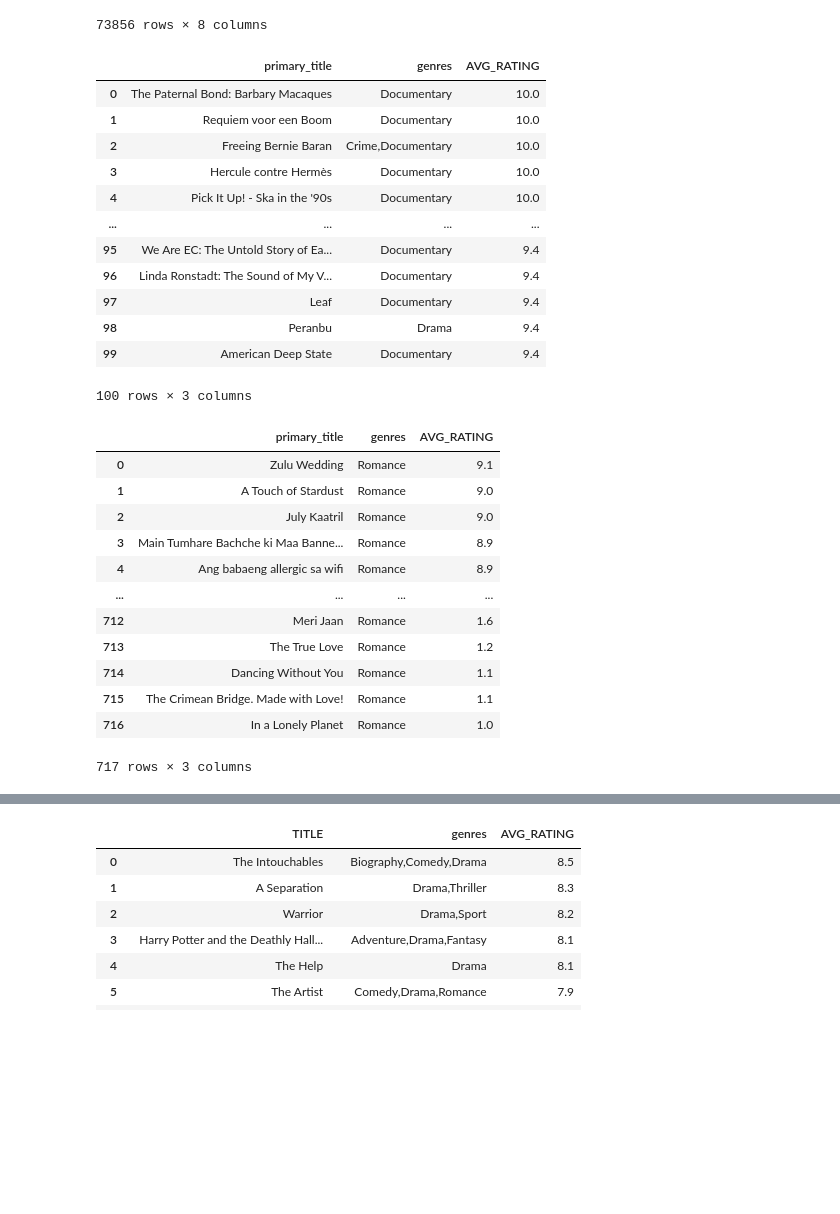
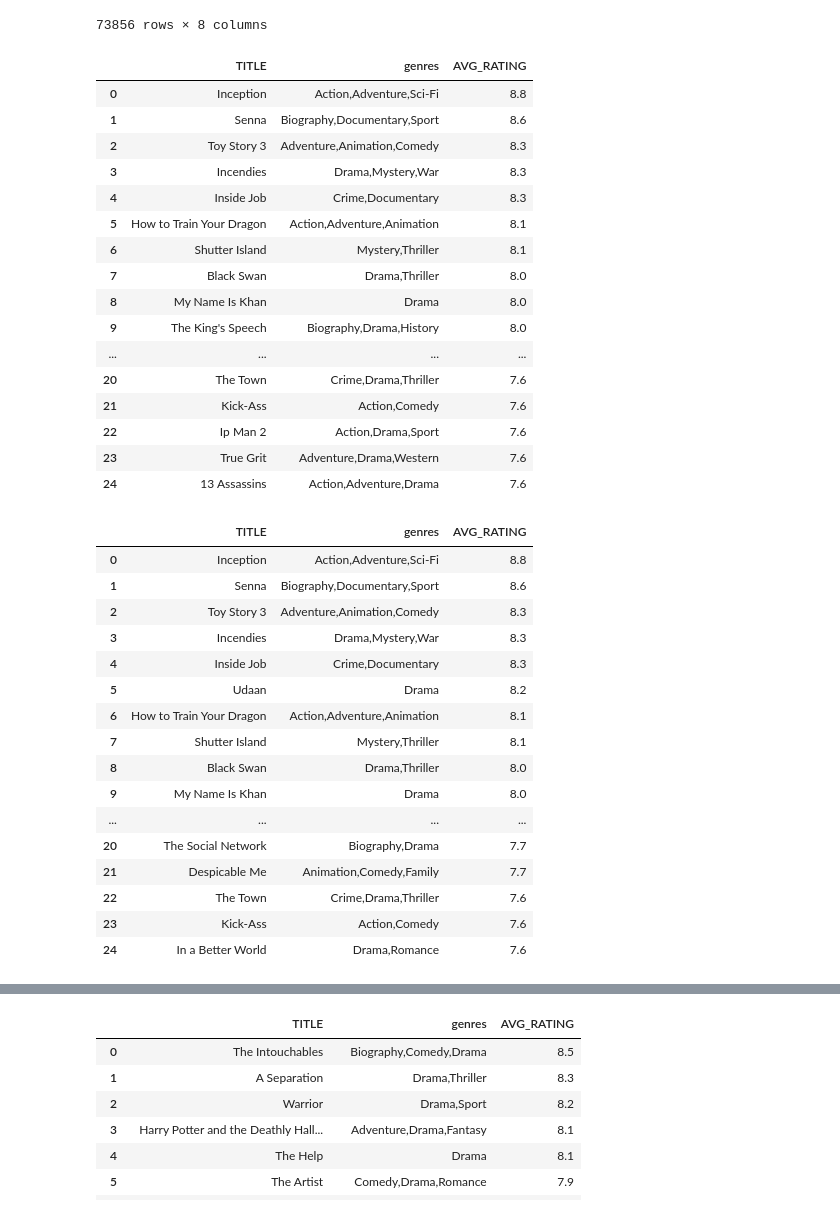
Before and after one commit to Sstrouderr/Capstone-repo, a Jupyter notebook: Notebooks/Mark/IMDB Notebook.ipynb, the cells around one changed output, grey strips where cells are left out. Drawn from its saved outputs; the diff is of its cells as text; code cells hidden in the pictures; blank space fills up the shorter version.

```diff
--- a/Notebooks/Mark/IMDB Notebook.ipynb
+++ b/Notebooks/Mark/IMDB Notebook.ipynb
@@ -119,49 +226,57 @@ JOIN MOVIE_BASICS
 73856 rows × 8 columns
 # %%
 pd.read_sql("""
-SELECT PRIMARY_TITLE, GENRES, AVERAGERATING AS AVG_RATING
-FROM MOVIE_RATINGS
+SELECT PRIMARY_TITLE AS TITLE, GENRES, AVERAGERATING AS AVG_RATING
+FROM movie_ratings
 JOIN MOVIE_BASICS
     USING(MOVIE_ID)
+WHERE NUMVOTES > 50000 AND START_YEAR = 2010
 ORDER BY AVG_RATING DESC
-LIMIT 100
-;
+LIMIT 25
 """, conn)
 # %% [output]
-|  | primary_title | genres | AVG_RATING |
-| 0 | The Paternal Bond: Barbary Macaques | Documentary | 10.0 |
-| 1 | Requiem voor een Boom | Documentary | 10.0 |
-| 2 | Freeing Bernie Baran | Crime,Documentary | 10.0 |
-| 3 | Hercule contre Hermès | Documentary | 10.0 |
-| 4 | Pick It Up! - Ska in the '90s | Documentary | 10.0 |
+|  | TITLE | genres | AVG_RATING |
+| 0 | Inception | Action,Adventure,Sci-Fi | 8.8 |
+| 1 | Senna | Biography,Documentary,Sport | 8.6 |
+| 2 | Toy Story 3 | Adventure,Animation,Comedy | 8.3 |
+| 3 | Incendies | Drama,Mystery,War | 8.3 |
+| 4 | Inside Job | Crime,Documentary | 8.3 |
+| 5 | How to Train Your Dragon | Action,Adventure,Animation | 8.1 |
+| 6 | Shutter Island | Mystery,Thriller | 8.1 |
+| 7 | Black Swan | Drama,Thriller | 8.0 |
+| 8 | My Name Is Khan | Drama | 8.0 |
+| 9 | The King's Speech | Biography,Drama,History | 8.0 |
 | ... | ... | ... | ... |
-| 95 | We Are EC: The Untold Story of Ea... | Documentary | 9.4 |
-| 96 | Linda Ronstadt: The Sound of My V... | Documentary | 9.4 |
-| 97 | Leaf | Documentary | 9.4 |
-| 98 | Peranbu | Drama | 9.4 |
-| 99 | American Deep State | Documentary | 9.4 |
+| 20 | The Town | Crime,Drama,Thriller | 7.6 |
+| 21 | Kick-Ass | Action,Comedy | 7.6 |
+| 22 | Ip Man 2 | Action,Drama,Sport | 7.6 |
+| 23 | True Grit | Adventure,Drama,Western | 7.6 |
+| 24 | 13 Assassins | Action,Adventure,Drama | 7.6 |
-100 rows × 3 columns
 # %%
 pd.read_sql("""
-SELECT PRIMARY_TITLE, GENRES, AVERAGERATING AS AVG_RATING
-FROM MOVIE_RATINGS
+SELECT PRIMARY_TITLE AS TITLE, GENRES, AVERAGERATING AS AVG_RATING
+FROM movie_ratings
 JOIN MOVIE_BASICS
     USING(MOVIE_ID)
-WHERE GENRES = 'Romance'
+WHERE NUMVOTES > 25000 AND START_YEAR = 2010
 ORDER BY AVG_RATING DESC
-;
+LIMIT 25
 """, conn)
 # %% [output]
-|  | primary_title | genres | AVG_RATING |
-| 0 | Zulu Wedding | Romance | 9.1 |
-| 1 | A Touch of Stardust | Romance | 9.0 |
-| 2 | July Kaatril | Romance | 9.0 |
-| 3 | Main Tumhare Bachche ki Maa Banne... | Romance | 8.9 |
-| 4 | Ang babaeng allergic sa wifi | Romance | 8.9 |
+|  | TITLE | genres | AVG_RATING |
+| 0 | Inception | Action,Adventure,Sci-Fi | 8.8 |
+| 1 | Senna | Biography,Documentary,Sport | 8.6 |
+| 2 | Toy Story 3 | Adventure,Animation,Comedy | 8.3 |
+| 3 | Incendies | Drama,Mystery,War | 8.3 |
+| 4 | Inside Job | Crime,Documentary | 8.3 |
+| 5 | Udaan | Drama | 8.2 |
+| 6 | How to Train Your Dragon | Action,Adventure,Animation | 8.1 |
+| 7 | Shutter Island | Mystery,Thriller | 8.1 |
+| 8 | Black Swan | Drama,Thriller | 8.0 |
+| 9 | My Name Is Khan | Drama | 8.0 |
 | ... | ... | ... | ... |
-| 712 | Meri Jaan | Romance | 1.6 |
-| 713 | The True Love | Romance | 1.2 |
-| 714 | Dancing Without You | Romance | 1.1 |
-| 715 | The Crimean Bridge. Made with Love! | Romance | 1.1 |
-| 716 | In a Lonely Planet | Romance | 1.0 |
+| 20 | The Social Network | Biography,Drama | 7.7 |
+| 21 | Despicable Me | Animation,Comedy,Family | 7.7 |
+| 22 | The Town | Crime,Drama,Thriller | 7.6 |
+| 23 | Kick-Ass | Action,Comedy | 7.6 |
+| 24 | In a Better World | Drama,Romance | 7.6 |
-717 rows × 3 columns
```
Also changed, not shown: parts of 29 cells of this notebook.
